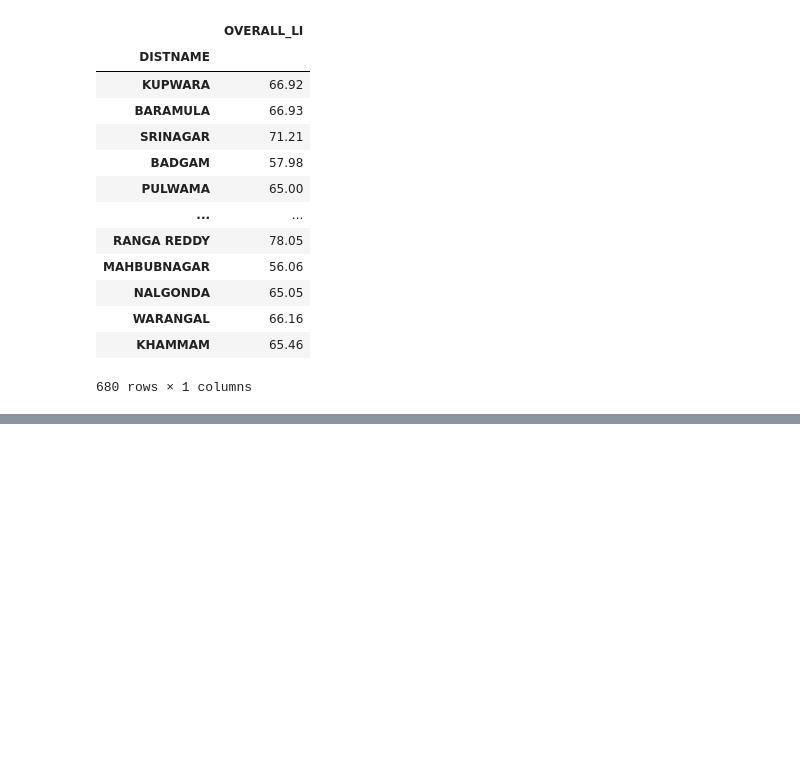
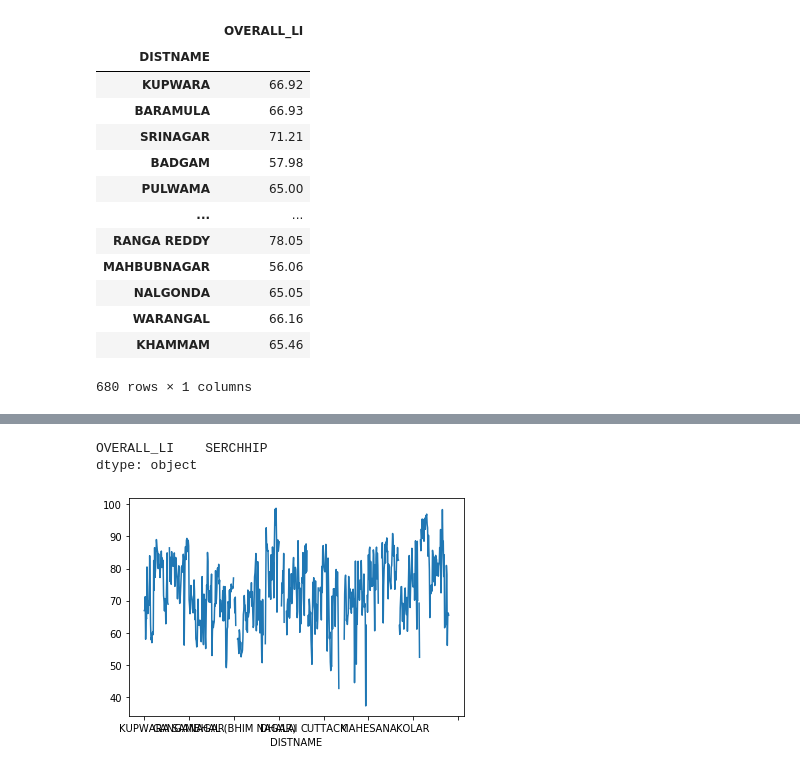
Before and after one commit to rishabh-runwal/education-india, a Jupyter notebook: Education-India.ipynb, the cells around one changed output, grey strips where cells are left out. Cells and saved outputs as stored; diff of their text form; code cells hidden in the pictures; blank space fills up the shorter version.

```diff
--- a/Education-India.ipynb
+++ b/Education-India.ipynb
@@ -66,0 +92,11 @@ df1
+# %%
+#Finding out the district with highest literacy rate
+df1.idxmax()
+# %% [output]
+OVERALL_LI    SERCHHIP
+dtype: object
+# %%
+df1['OVERALL_LI'].plot()
+plt.show()
+# %% [output]
+[figure, added]
```
Also changed, not shown: parts of 4 cells of this notebook.
